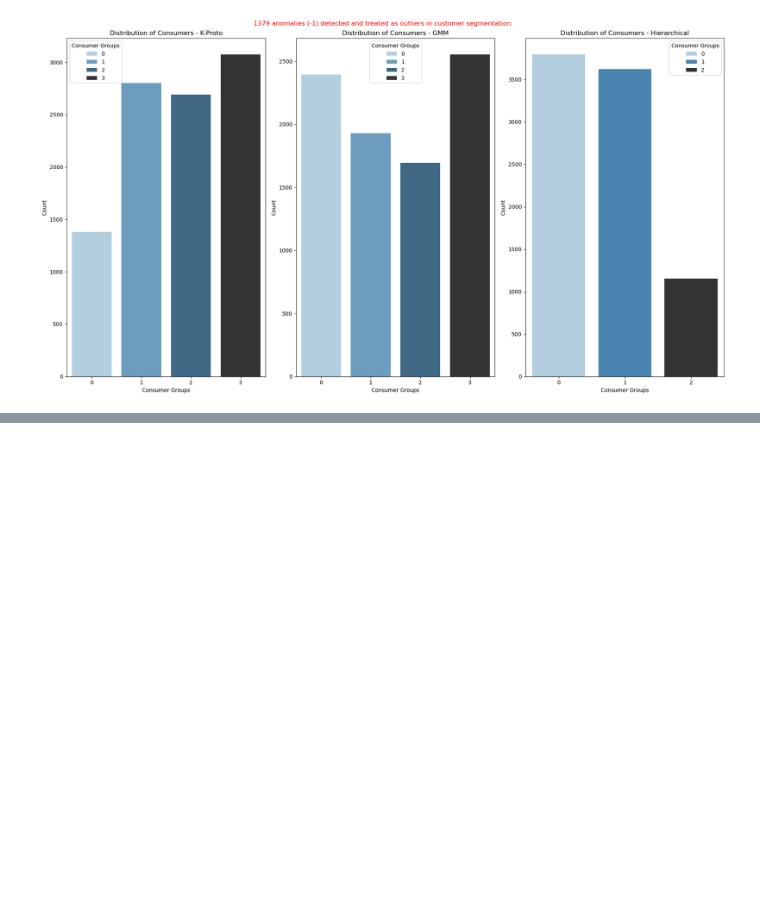
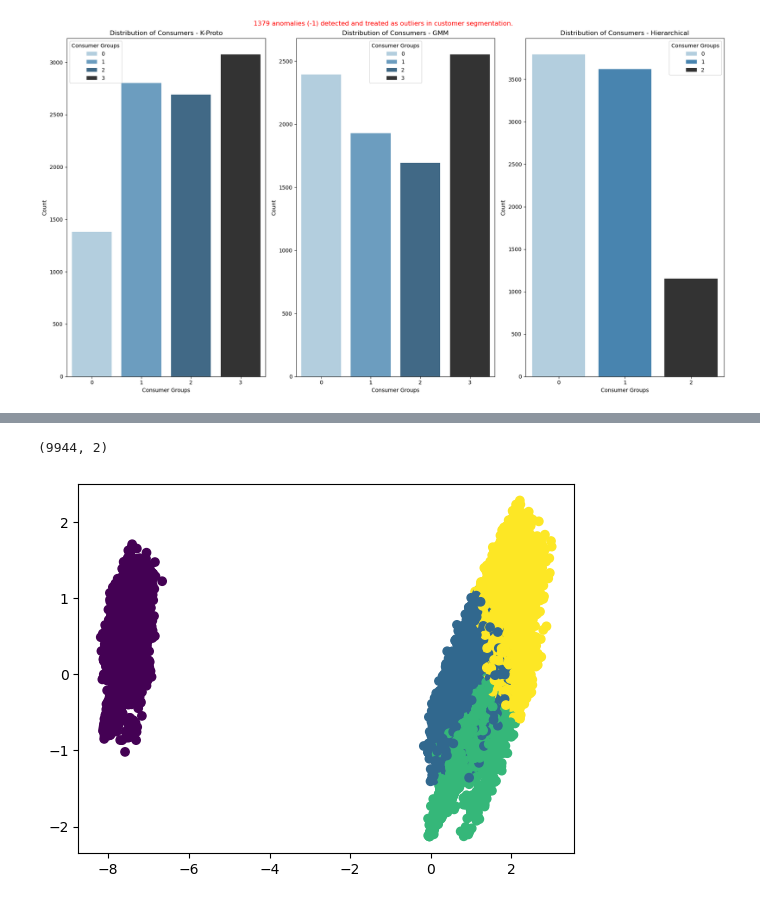
Before and after one commit to renswickd/Dataengine-Tasks, a Jupyter notebook: Task2/Task2-Notebook.ipynb, the cells around one changed output, grey strips where cells are left out. Cells and saved outputs as stored; diff of their text form; code cells hidden in the pictures; blank space fills up the shorter version.

```diff
--- a/Task2/Task2-Notebook.ipynb
+++ b/Task2/Task2-Notebook.ipynb
@@ -591,0 +711,11 @@ plt.show()
+# %%
+pca_to_visualize = PCA(n_components=2)
+principal_component_values = pca_to_visualize.fit_transform(df_kproto.iloc[:,:-1])
+principal_component_values.shape
+# %% [output]
+(9944, 2)
+# %%
+plt.scatter(x=principal_component_values[:,0], y=principal_component_values[:,1], c=df_kproto.iloc[:,-1])
+plt.show()
+# %% [output]
+[figure, added]
```
Also changed, not shown: parts of 23 cells of this notebook, 5 other files.
